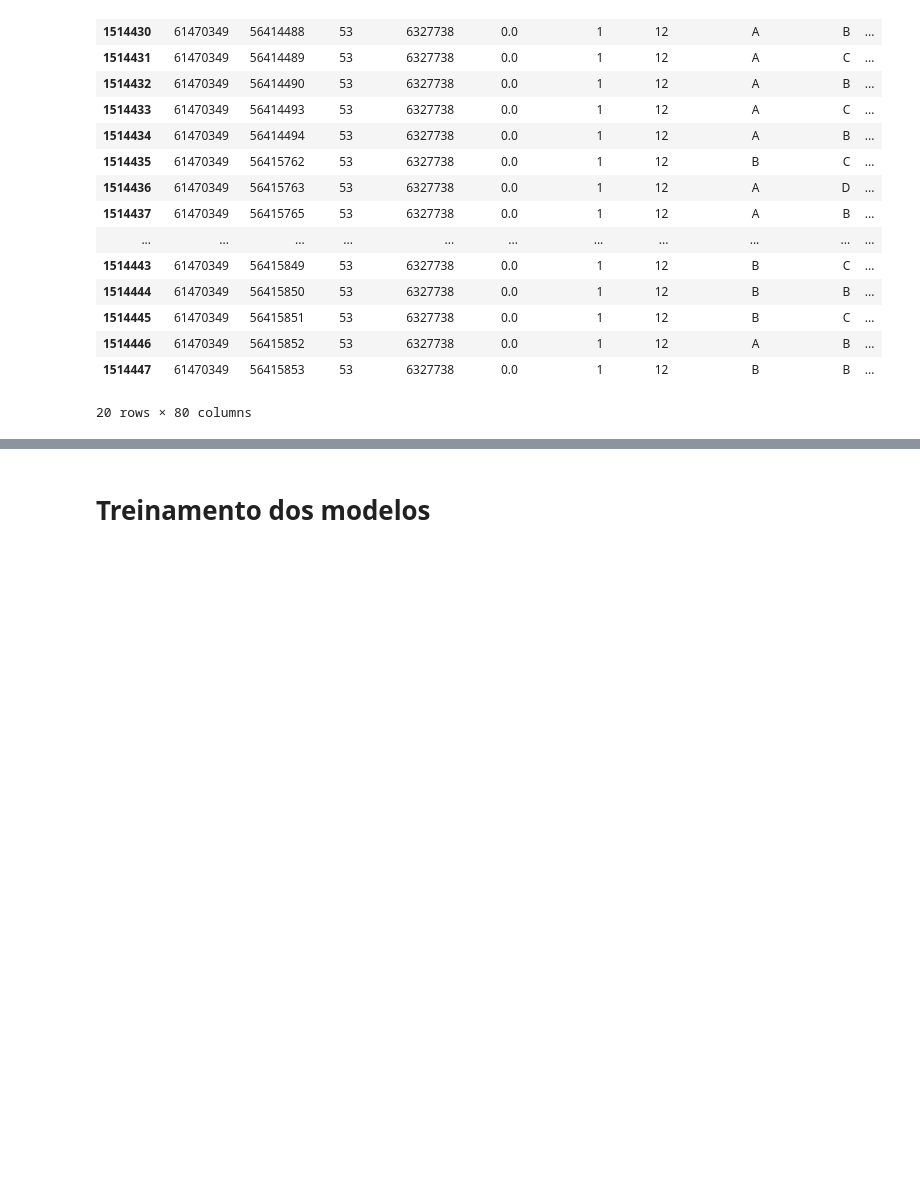
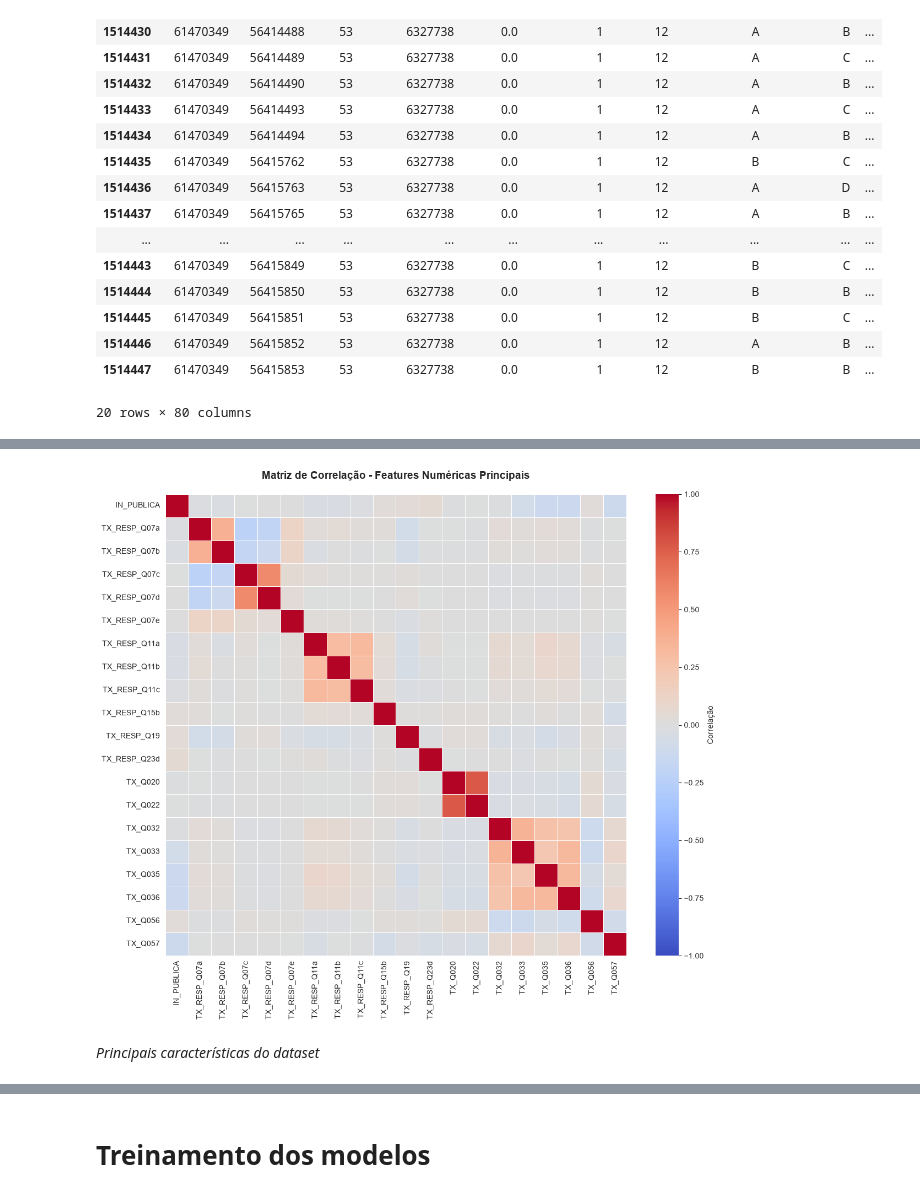
Before and after one commit to acarolls/projeto_IML, a Jupyter notebook: NotebookFinal.ipynb, the cells around one changed output, grey strips where cells are left out. Saved outputs shown, nothing was run; the diff lists cells and outputs as text; code cells hidden in the pictures; blank space fills up the shorter version.

```diff
--- a/NotebookFinal.ipynb
+++ b/NotebookFinal.ipynb
@@ -520,0 +831,27 @@ df_final.tail(20)
+# %%
+# Visualizar matriz de correlação (primeiras features)
+if 'NIVEL_LP' in df_final.columns or 'NIVEL_MT' in df_final.columns:
+    # Selecionar apenas as colunas numéricas relevantes (não IDs)
+    cols_para_corr = [col for col in numeric_cols_all if not col.startswith('ID_')][:20]
+
+    plt.figure(figsize=(12, 10))
+    corr_subset = df_final[cols_para_corr].corr()
+
+    sns.heatmap(
+        corr_subset,
+        annot=False,
+        cmap='coolwarm',
+        center=0,
+        square=True,
+        linewidths=0.5,
+        cbar_kws={'label': 'Correlação'},
+        vmin=-1, vmax=1
+    )
+
+    plt.title('Matriz de Correlação - Features Numéricas Principais', fontweight='bold', fontsize=14, pad=20)
+    plt.tight_layout()
+    plt.show()
+# %% [output]
+[figure, added]
+# %% [markdown]
+*Principais características do dataset*
```
Also changed, not shown: parts of 16 cells of this notebook.
